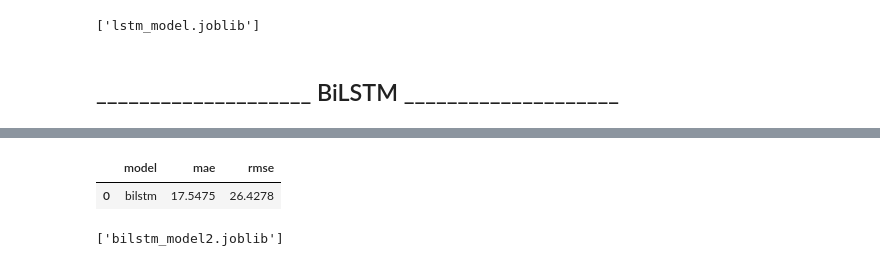
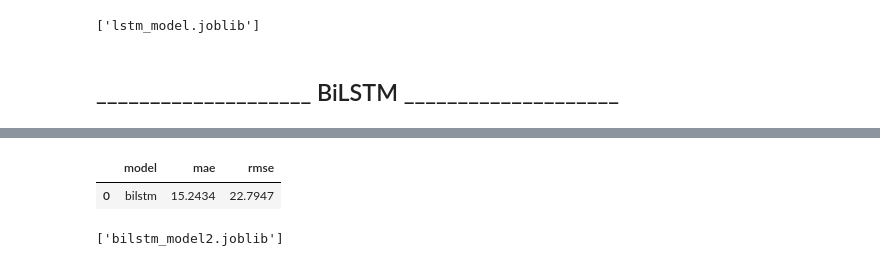
Before and after one commit to ds24m048/masters-thesis, a Jupyter notebook: price-forecast.ipynb, the cells around one changed output, grey strips where cells are left out. Drawn from its saved outputs; the diff is of its cells as text; code cells hidden in the pictures.

```diff
--- a/price-forecast.ipynb
+++ b/price-forecast.ipynb
@@ -109,8 +109,8 @@ data = data["2023":"2025"]
 # Split Data
 # %%
 TRAIN_START = pd.Timestamp("2023-01-01", tz="UTC")
-TRAIN_END = pd.Timestamp("2025-01-01", tz="UTC")
-TEST_START = pd.Timestamp("2025-01-01", tz="UTC")
+TRAIN_END = pd.Timestamp("2025-07-01", tz="UTC")
+TEST_START = pd.Timestamp("2025-07-01", tz="UTC")
 TEST_END = pd.Timestamp("2026-01-01", tz="UTC")
 
 train_mask = (data.index >= TRAIN_START) & (data.index < TRAIN_END)
@@ -1541,3 +1513,13 @@ Beste BiLSTM-Hyperparameter:
+# %%
+best_bilstm_params = {
+    "lstm_units": 32,
+    "dense_units": 32,
+    "lstm_dropout": 0.0,
+    "dense_dropout": 0.1,
+    "recurrent_dropout": 0.0,
+    "learning_rate": 0.002,
+    "batch_size": 32,
+}
 # %%
 # -------------------------------------------------
 # Final fit auf voller Trainingsmenge
@@ -1556,7 +1538,7 @@ early_stop = callbacks.EarlyStopping(
 _ = bilstm_model.fit(
     [X_train_seq_lookback, X_train_exog_lookback],
     y_train_lookback,
-    validation_split=0.1,
+    validation_split=0.2,
     epochs=50,
     batch_size=int(best_bilstm_params["batch_size"]),
     shuffle=False,
@@ -1605,5 +1588,5 @@ Epoch 8/50
 |  | model | mae | rmse |
-| 0 | bilstm | 17.5475 | 26.4278 |
+| 0 | bilstm | 15.2434 | 22.7947 |
 # %%
 joblib.dump(bilstm_model, "bilstm_model2.joblib")
 # %% [output]
```
Also changed, not shown: parts of 13 cells of this notebook.
